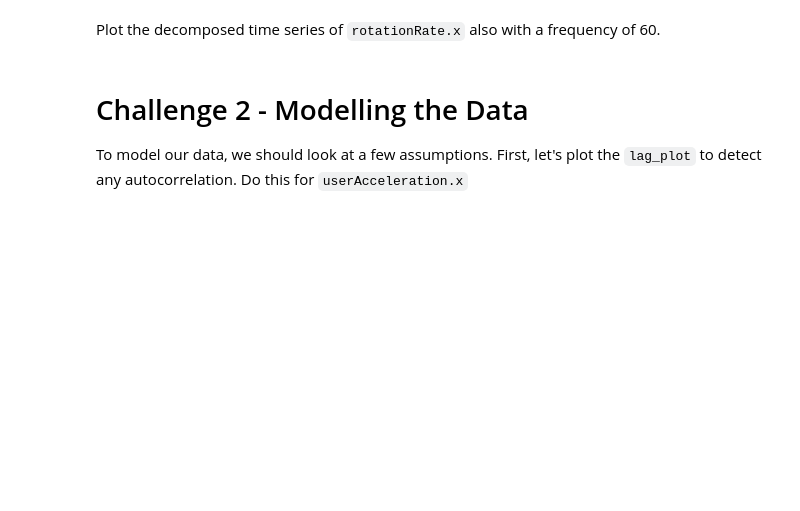
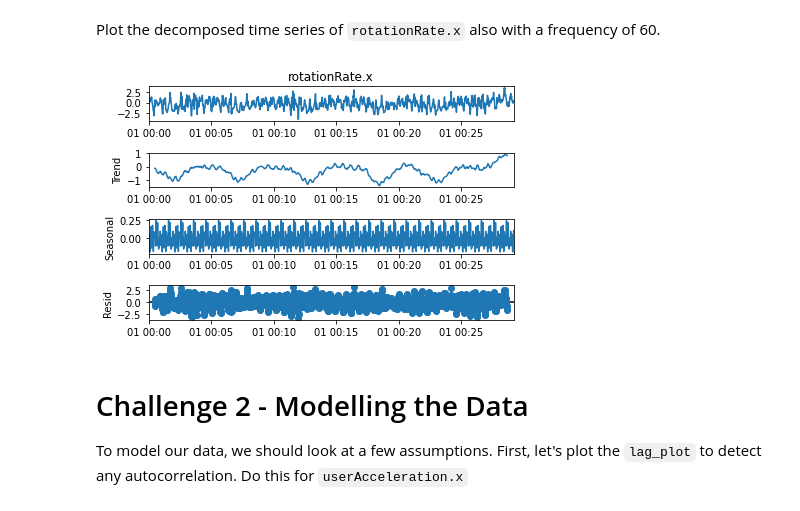
Before and after one commit to ironhack-datalabs/datamad0320, a Jupyter notebook: module-2/lab-time-series/your-code/main.ipynb, the cells around one changed output. Drawn from its saved outputs; the diff is of its cells as text; code cells hidden in the pictures; blank space fills up the shorter version.

```diff
--- a/module-2/lab-time-series/your-code/main.ipynb
+++ b/module-2/lab-time-series/your-code/main.ipynb
@@ -47,5 +93,10 @@ Our next step is to decompose the time series and evaluate the patterns in the d
 # %% [markdown]
 Plot the decomposed time series of `rotationRate.x` also with a frequency of 60.
+# %%
+rotationRate=sm.tsa.seasonal_decompose(sensor["rotationRate.x"].loc[timeSIndex],freq=60)
+x =rotationRate.plot()
+# %% [output]
+[figure, added]
 # %% [markdown]
 # Challenge 2 - Modelling the Data
 
```
Also changed, not shown: parts of 24 cells of this notebook.
